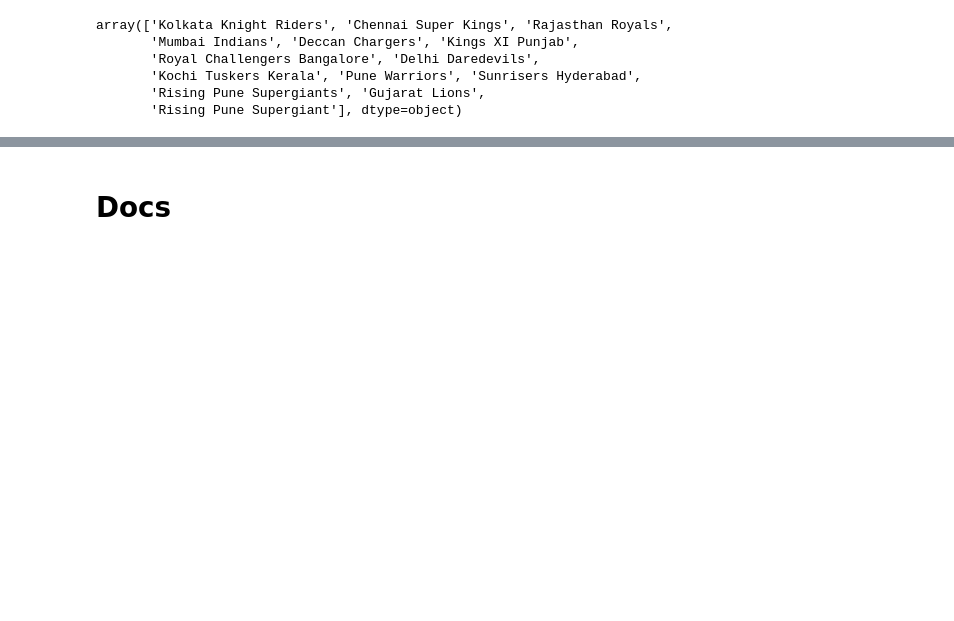
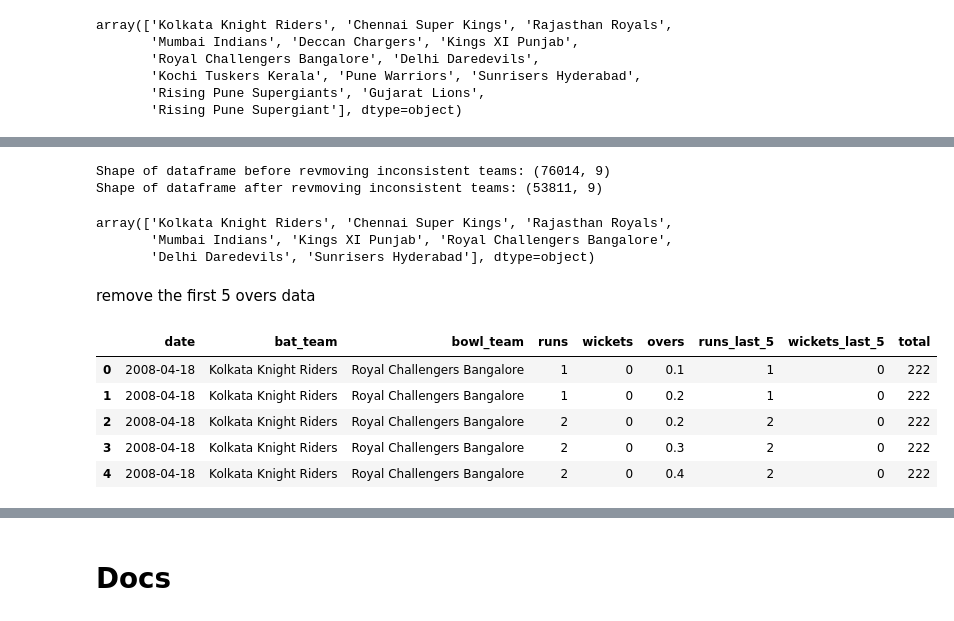
Before and after one commit to vsky0/bug-free-sniffle, a Jupyter notebook: ipl_score_prediction/ipl_score_prediction.ipynb, the cells around one changed output, grey strips where cells are left out. Saved outputs shown, nothing was run; the diff lists cells and outputs as text; code cells hidden in the pictures; blank space fills up the shorter version.

```diff
--- a/ipl_score_prediction/ipl_score_prediction.ipynb
+++ b/ipl_score_prediction/ipl_score_prediction.ipynb
@@ -239,2 +207,30 @@ NoneType
 # %%
 top_performing_teams = ['kkr','csk','rr','mi','kxip','rcb','dd','srh']
+# %%
+top_teams = ['Kolkata Knight Riders', 'Chennai Super Kings', 'Rajasthan Royals',
+                    'Mumbai Indians', 'Kings XI Punjab', 'Royal Challengers Bangalore',
+                    'Delhi Daredevils', 'Sunrisers Hyderabad']
+# %%
+print(f"Shape of dataframe before revmoving inconsistent teams: {df.shape}")
+df = df[(df['bat_team'].isin(top_teams)) & (df['bowl_team'].isin(top_teams))]
+print(f"Shape of dataframe after revmoving inconsistent teams: {df.shape}")
+# %% [output]
+Shape of dataframe before revmoving inconsistent teams: (76014, 9)
+Shape of dataframe after revmoving inconsistent teams: (53811, 9)
+# %%
+df['bat_team'].unique()
+# %% [output]
+array(['Kolkata Knight Riders', 'Chennai Super Kings', 'Rajasthan Royals',
+       'Mumbai Indians', 'Kings XI Punjab', 'Royal Challengers Bangalore',
+       'Delhi Daredevils', 'Sunrisers Hyderabad'], dtype=object)
+# %% [markdown]
+remove the first 5 overs data
+# %%
+df.head()
+# %% [output]
+|  | date | bat_team | bowl_team | runs | wickets | overs | runs_last_5 | wickets_last_5 | total |
+| 0 | 2008-04-18 | Kolkata Knight Riders | Royal Challengers Bangalore | 1 | 0 | 0.1 | 1 | 0 | 222 |
+| 1 | 2008-04-18 | Kolkata Knight Riders | Royal Challengers Bangalore | 1 | 0 | 0.2 | 1 | 0 | 222 |
+| 2 | 2008-04-18 | Kolkata Knight Riders | Royal Challengers Bangalore | 2 | 0 | 0.2 | 2 | 0 | 222 |
+| 3 | 2008-04-18 | Kolkata Knight Riders | Royal Challengers Bangalore | 2 | 0 | 0.3 | 2 | 0 | 222 |
+| 4 | 2008-04-18 | Kolkata Knight Riders | Royal Challengers Bangalore | 2 | 0 | 0.4 | 2 | 0 | 222 |
```
Also changed, not shown: parts of 57 cells of this notebook.
